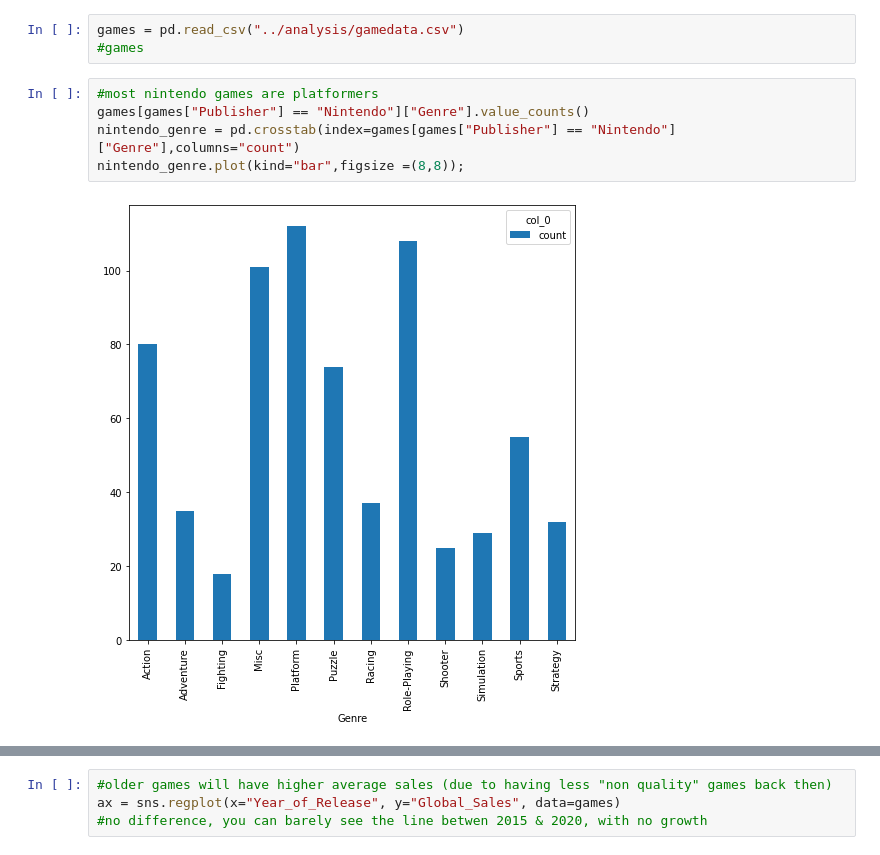
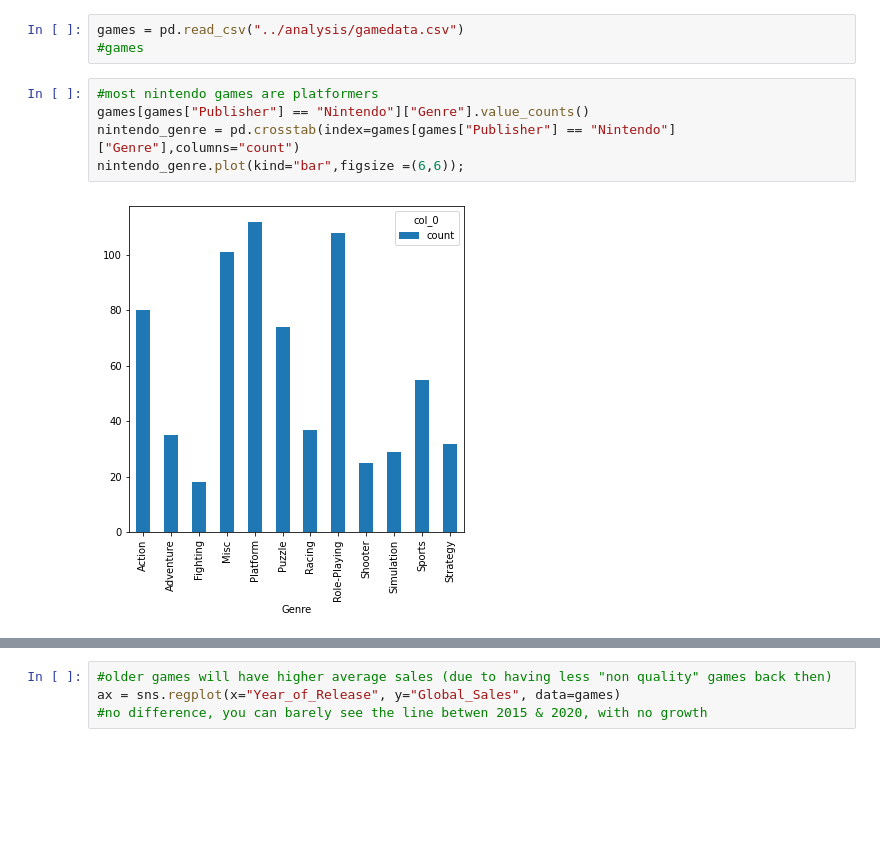
Before and after one commit to JSMTHWCK/machine-learning, a Jupyter notebook: analysis/prezi.ipynb, the cells around one changed output, grey strips where cells are left out. Cells and saved outputs as stored; diff of their text form; blank space fills up the shorter version.

```diff
--- a/analysis/prezi.ipynb
+++ b/analysis/prezi.ipynb
@@ -22,10 +22,10 @@ games = pd.read_csv("../analysis/gamedata.csv")
 # %%
 #most nintendo games are platformers
 games[games["Publisher"] == "Nintendo"]["Genre"].value_counts()
 nintendo_genre = pd.crosstab(index=games[games["Publisher"] == "Nintendo"]["Genre"],columns="count")
-nintendo_genre.plot(kind="bar",figsize =(8,8));
+nintendo_genre.plot(kind="bar",figsize =(6,6));
 # %% [output]
-[figure, old version]
+[figure, new version]
 # %%
 #adding extra column
 #apply function
```
Also changed, not shown: parts of 4 cells of this notebook, 1 other file.
